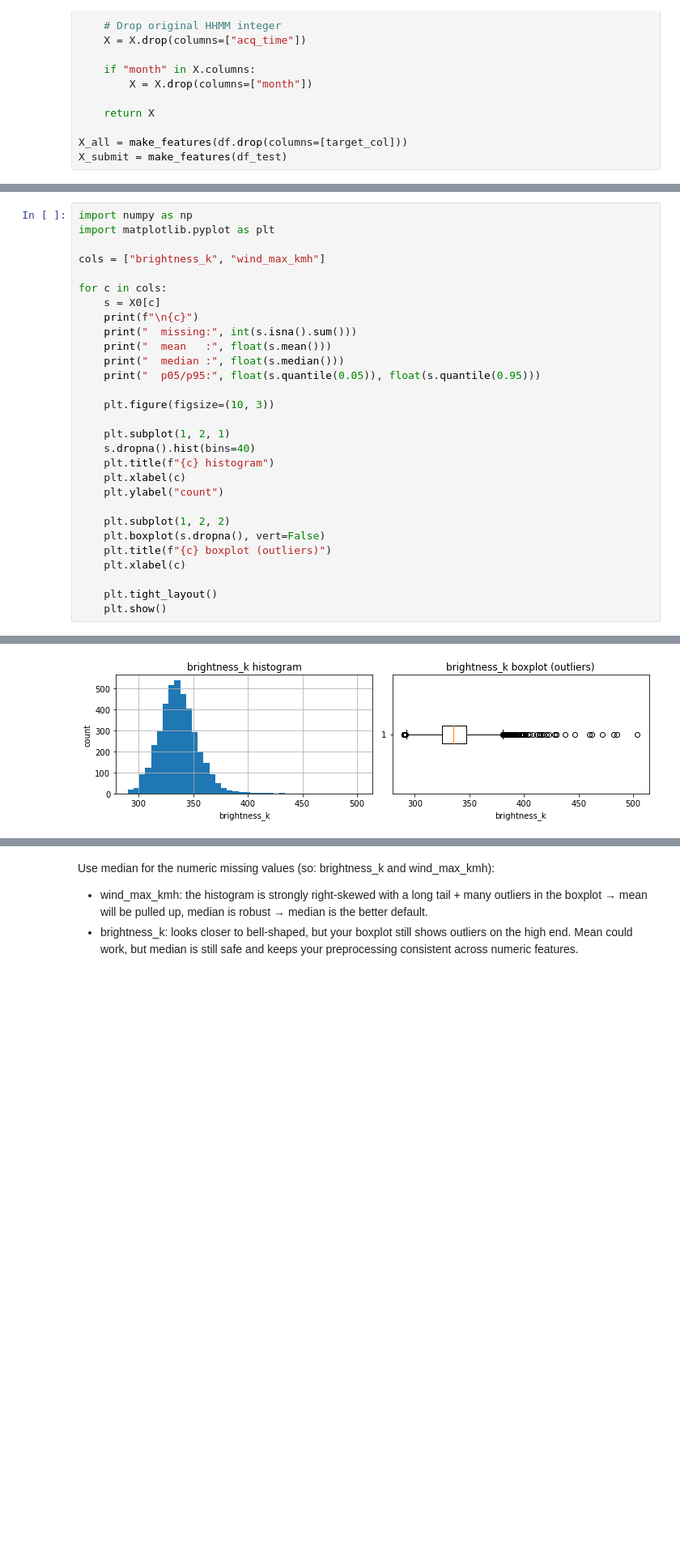
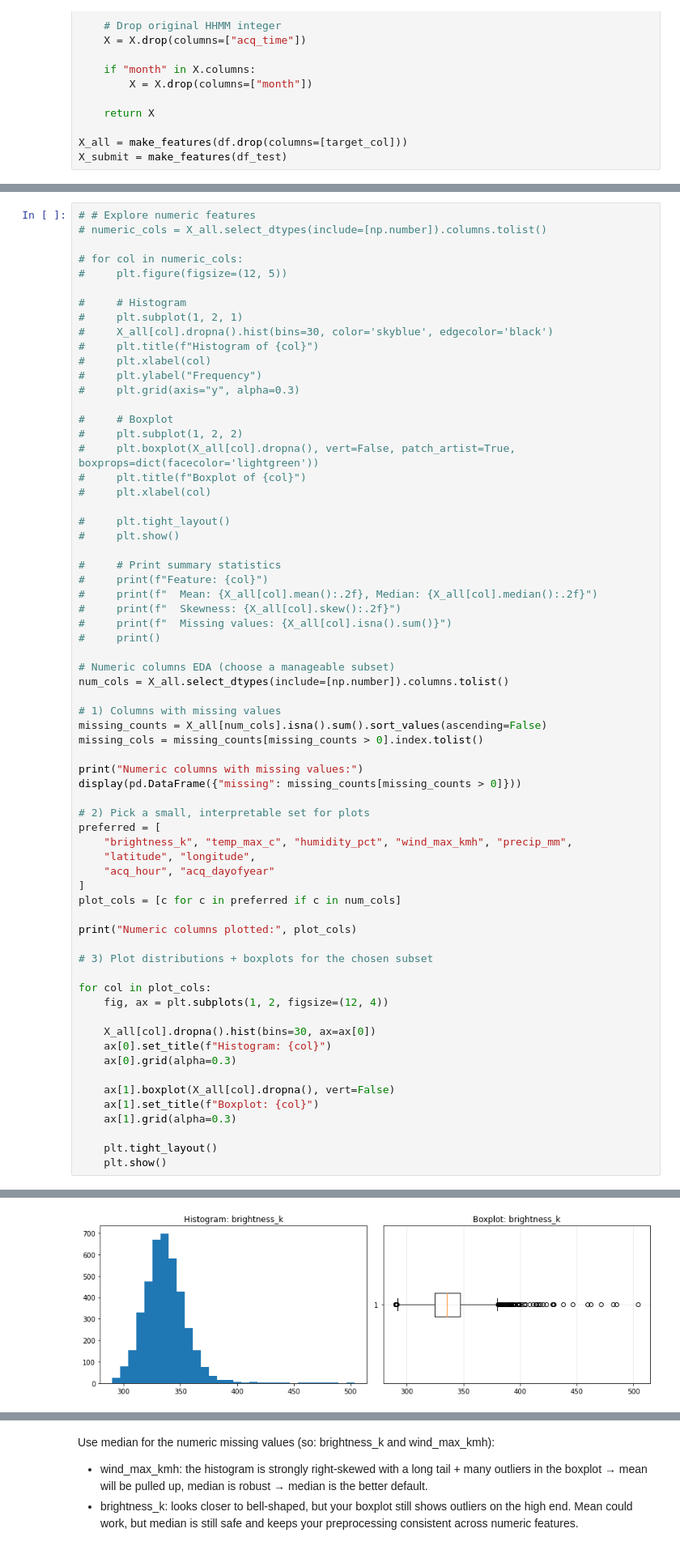
Before and after one commit to HieuTong/wildfires_classification, a Jupyter notebook: assignment2.ipynb, the cells around one changed output, grey strips where cells are left out. Shown at 81% size. Cells and saved outputs as stored; diff of their text form; blank space fills up the shorter version.

```diff
--- a/assignment2.ipynb
+++ b/assignment2.ipynb
@@ -213,29 +231,66 @@ We still have the missing values in brightness_k and wind_max_kmh
 # %%
-import numpy as np
-import matplotlib.pyplot as plt
+# # Explore numeric features
+# numeric_cols = X_all.select_dtypes(include=[np.number]).columns.tolist()
 
-cols = ["brightness_k", "wind_max_kmh"]
+# for col in numeric_cols:
+#     plt.figure(figsize=(12, 5))
 
-for c in cols:
-    s = X0[c]
-    print(f"\n{c}")
-    print("  missing:", int(s.isna().sum()))
-    print("  mean   :", float(s.mean()))
-    print("  median :", float(s.median()))
-    print("  p05/p95:", float(s.quantile(0.05)), float(s.quantile(0.95)))
+#     # Histogram
+#     plt.subplot(1, 2, 1)
+#     X_all[col].dropna().hist(bins=30, color='skyblue', edgecolor='black')
+#     plt.title(f"Histogram of {col}")
+#     plt.xlabel(col)
+#     plt.ylabel("Frequency")
+#     plt.grid(axis="y", alpha=0.3)
 
-    plt.figure(figsize=(10, 3))
+#     # Boxplot
+#     plt.subplot(1, 2, 2)
+#     plt.boxplot(X_all[col].dropna(), vert=False, patch_artist=True, boxprops=dict(facecolor='lightgreen'))
+#     plt.title(f"Boxplot of {col}")
+#     plt.xlabel(col)
 
-    plt.subplot(1, 2, 1)
-    s.dropna().hist(bins=40)
-    plt.title(f"{c} histogram")
-    plt.xlabel(c)
-    plt.ylabel("count")
+#     plt.tight_layout()
+#     plt.show()
 
-    plt.subplot(1, 2, 2)
-    plt.boxplot(s.dropna(), vert=False)
-    plt.title(f"{c} boxplot (outliers)")
-    plt.xlabel(c)
+#     # Print summary statistics
+#     print(f"Feature: {col}")
+#     print(f"  Mean: {X_all[col].mean():.2f}, Median: {X_all[col].median():.2f}")
+#     print(f"  Skewness: {X_all[col].skew():.2f}")
+#     print(f"  Missing values: {X_all[col].isna().sum()}")
+#     print()
+
+# Numeric columns EDA (choose a manageable subset)
+num_cols = X_all.select_dtypes(include=[np.number]).columns.tolist()
+
+# 1) Columns with missing values
+missing_counts = X_all[num_cols].isna().sum().sort_values(ascending=False)
+missing_cols = missing_counts[missing_counts > 0].index.tolist()
+
+print("Numeric columns with missing values:")
+display(pd.DataFrame({"missing": missing_counts[missing_counts > 0]}))
+
+# 2) Pick a small, interpretable set for plots
+preferred = [
+    "brightness_k", "temp_max_c", "humidity_pct", "wind_max_kmh", "precip_mm",
+    "latitude", "longitude",
+    "acq_hour", "acq_dayofyear"
+]
+plot_cols = [c for c in preferred if c in num_cols]
+
+print("Numeric columns plotted:", plot_cols)
+
+# 3) Plot distributions + boxplots for the chosen subset
+
+for col in plot_cols:
+    fig, ax = plt.subplots(1, 2, figsize=(12, 4))
+
+    X_all[col].dropna().hist(bins=30, ax=ax[0])
+    ax[0].set_title(f"Histogram: {col}")
+    ax[0].grid(alpha=0.3)
+
+    ax[1].boxplot(X_all[col].dropna(), vert=False)
+    ax[1].set_title(f"Boxplot: {col}")
+    ax[1].grid(alpha=0.3)
 
     plt.tight_layout()
     plt.show()
@@ -248 +303 @@ brightness_k
-[figure, old version]
+[figure, new version]
```
Also changed, not shown: parts of 80 cells of this notebook, 1 other file.
